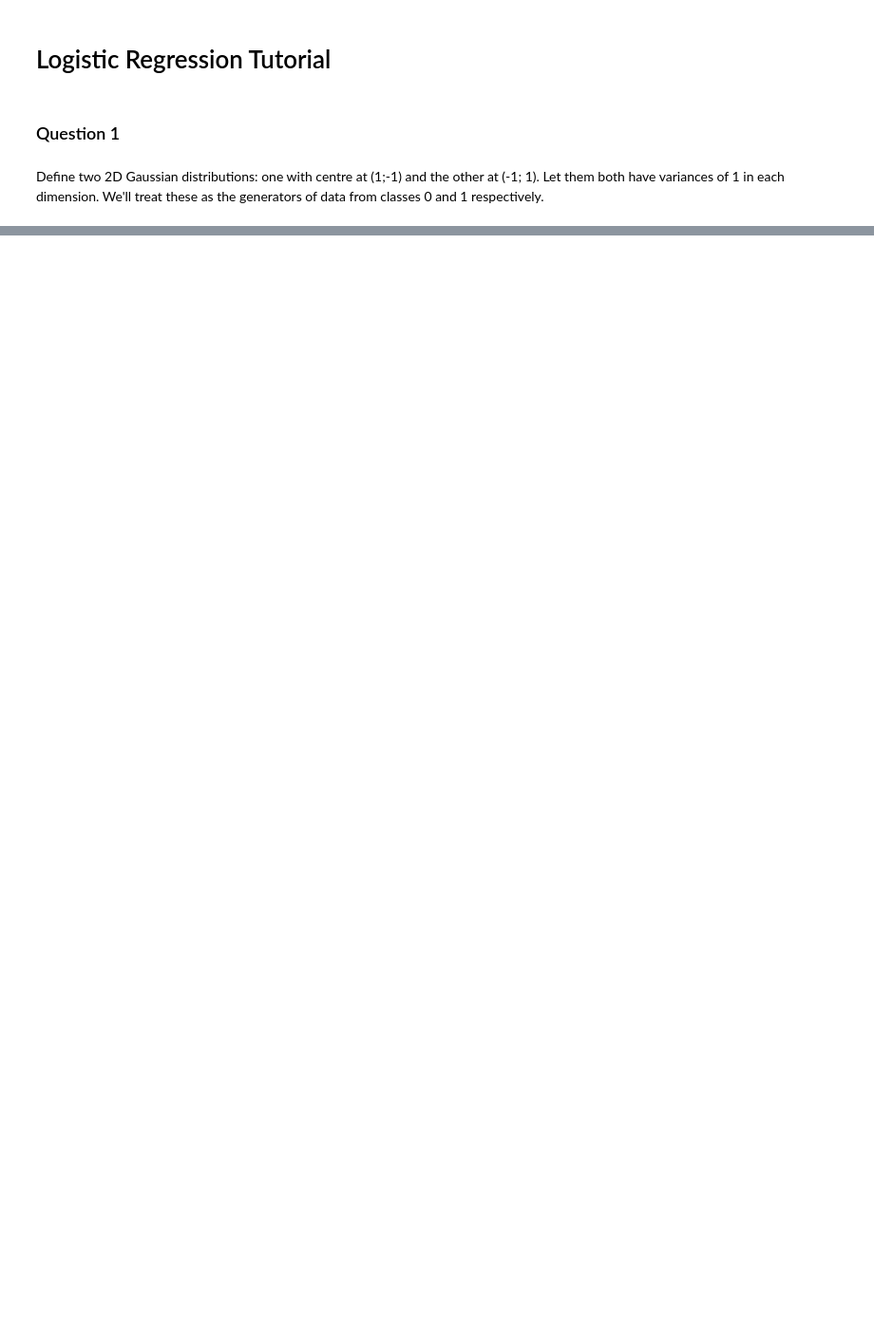
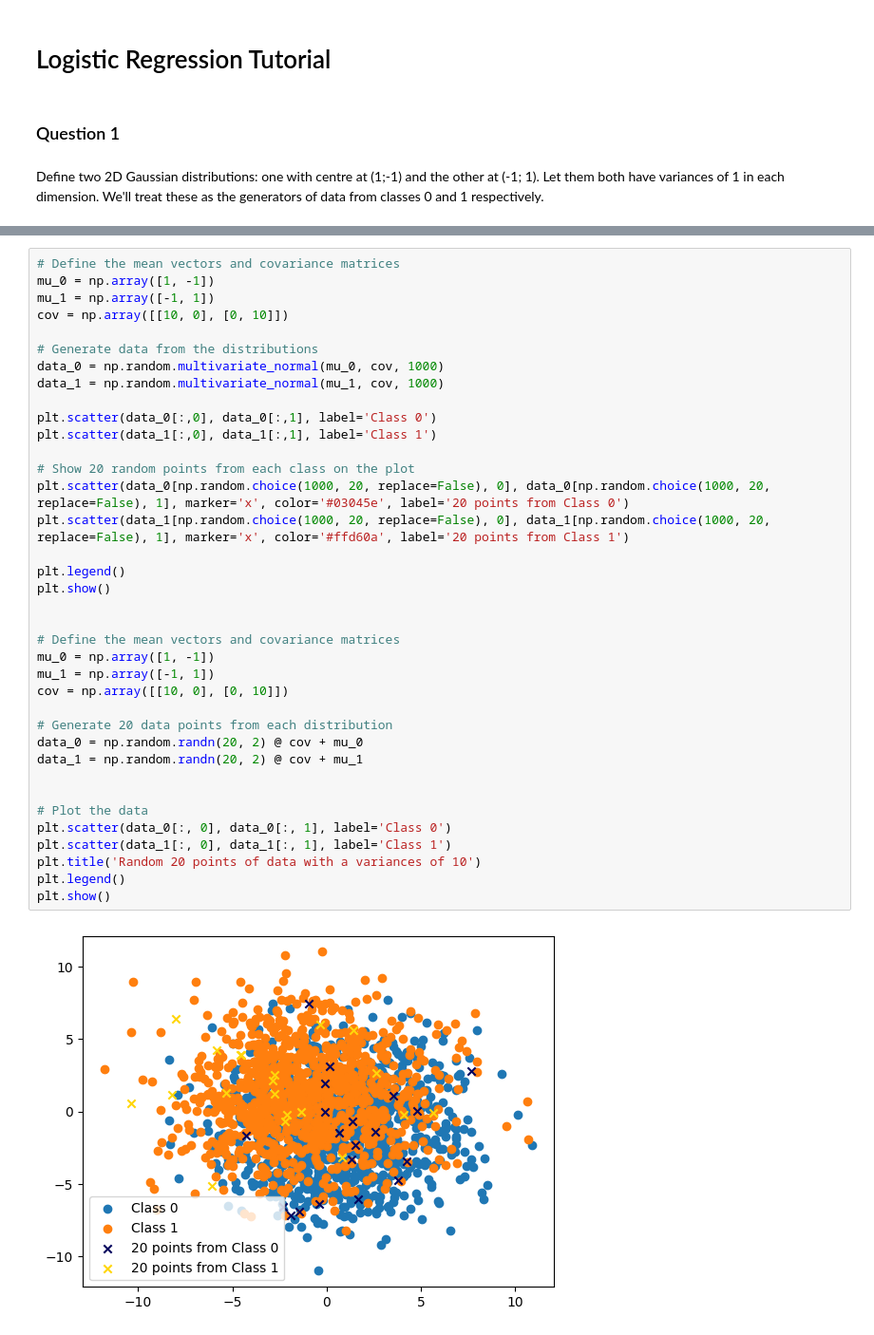
Before and after one commit to muaazbassa/COMS3007A-Machine-Learning, a Jupyter notebook: 5. ML Logistic Regression Tutorial/Logistic Regression.ipynb, the cells around one changed output, grey strips where cells are left out. Shown at 95% size. Drawn from its saved outputs; the diff is of its cells as text; blank space fills up the shorter version.

```diff
--- a/5. ML Logistic Regression Tutorial/Logistic Regression.ipynb
+++ b/5. ML Logistic Regression Tutorial/Logistic Regression.ipynb
@@ -29,0 +92,39 @@ plt.show()
+# %%
+# Define the mean vectors and covariance matrices
+mu_0 = np.array([1, -1])
+mu_1 = np.array([-1, 1])
+cov = np.array([[10, 0], [0, 10]])
+
+# Generate data from the distributions
+data_0 = np.random.multivariate_normal(mu_0, cov, 1000)
+data_1 = np.random.multivariate_normal(mu_1, cov, 1000)
+
+plt.scatter(data_0[:,0], data_0[:,1], label='Class 0')
+plt.scatter(data_1[:,0], data_1[:,1], label='Class 1')
+
+# Show 20 random points from each class on the plot
+plt.scatter(data_0[np.random.choice(1000, 20, replace=False), 0], data_0[np.random.choice(1000, 20, replace=False), 1], marker='x', color='#03045e', label='20 points from Class 0')
+plt.scatter(data_1[np.random.choice(1000, 20, replace=False), 0], data_1[np.random.choice(1000, 20, replace=False), 1], marker='x', color='#ffd60a', label='20 points from Class 1')
+
+plt.legend()
+plt.show()
+
+
+# Define the mean vectors and covariance matrices
+mu_0 = np.array([1, -1])
+mu_1 = np.array([-1, 1])
+cov = np.array([[10, 0], [0, 10]])
+
+# Generate 20 data points from each distribution
+data_0 = np.random.randn(20, 2) @ cov + mu_0
+data_1 = np.random.randn(20, 2) @ cov + mu_1
+
+
+# Plot the data
+plt.scatter(data_0[:, 0], data_0[:, 1], label='Class 0')
+plt.scatter(data_1[:, 0], data_1[:, 1], label='Class 1')
+plt.title('Random 20 points of data with a variances of 10')
+plt.legend()
+plt.show()
+# %% [output]
+[figure, added]
```
Also changed, not shown: parts of 8 cells of this notebook.
